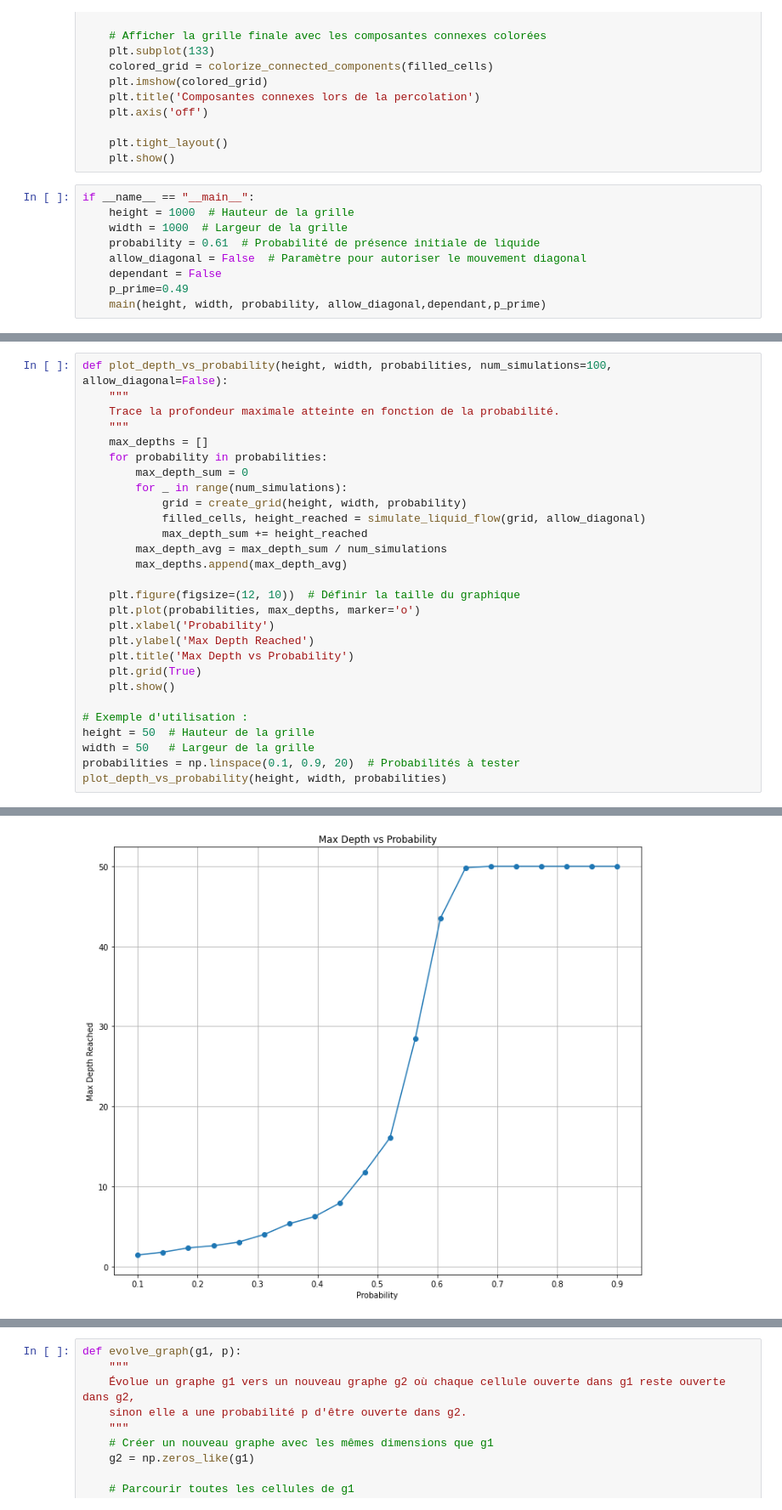
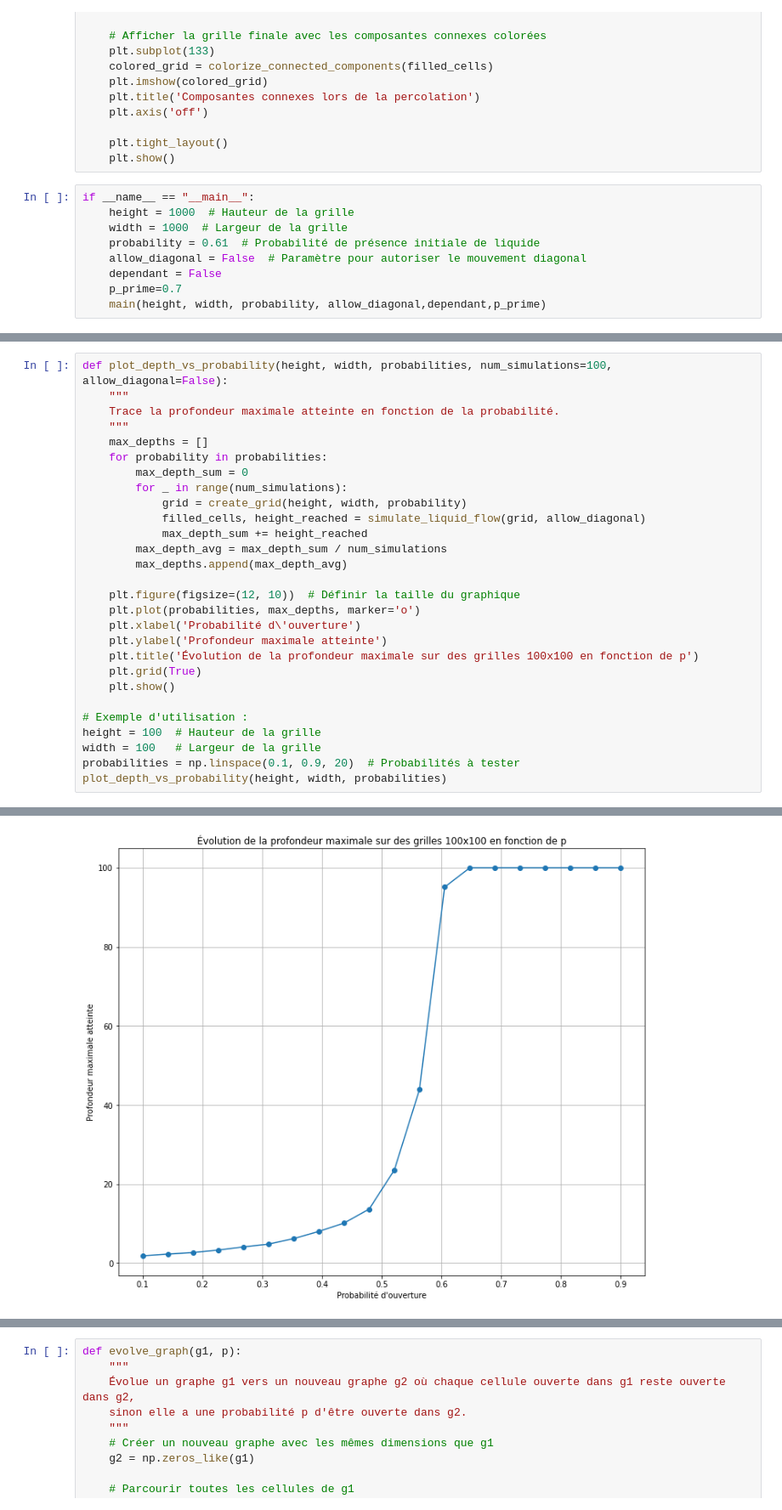
Before and after one commit to Hazdard/Percolation, a Jupyter notebook: percolation.ipynb, the cells around one changed output, grey strips where cells are left out. Shown at 85% size. Drawn from its saved outputs; the diff is of its cells as text.

```diff
--- a/percolation.ipynb
+++ b/percolation.ipynb
@@ -167,7 +167,7 @@ if __name__ == "__main__":
     probability = 0.61  # Probabilité de présence initiale de liquide
     allow_diagonal = False  # Paramètre pour autoriser le mouvement diagonal
     dependant = False
-    p_prime=0.49
+    p_prime=0.7
     main(height, width, probability, allow_diagonal,dependant,p_prime)
 # %% [output]
 Height Reached: 1000
@@ -234,15 +234,15 @@ def plot_depth_vs_probability(height, width, probabilities, num_simulations=100,
 
     plt.figure(figsize=(12, 10))  # Définir la taille du graphique
     plt.plot(probabilities, max_depths, marker='o')
-    plt.xlabel('Probability')
-    plt.ylabel('Max Depth Reached')
-    plt.title('Max Depth vs Probability')
+    plt.xlabel('Probabilité d\'ouverture')
+    plt.ylabel('Profondeur maximale atteinte')
+    plt.title('Évolution de la profondeur maximale sur des grilles 100x100 en fonction de p')
     plt.grid(True)
     plt.show()
 
 # Exemple d'utilisation :
-height = 50  # Hauteur de la grille
-width = 50   # Largeur de la grille
+height = 100  # Hauteur de la grille
+width = 100   # Largeur de la grille
 probabilities = np.linspace(0.1, 0.9, 20)  # Probabilités à tester
 plot_depth_vs_probability(height, width, probabilities)
 # %% [output]
@@ -249,4 +269,4 @@ plot_depth_vs_probability(height, width, probabilities)
-[figure, old version]
+[figure, new version]
 # %%
 def plot_component_sizes_vs_probability(height, width, probabilities, num_simulations=100, allow_diagonal=False):
     """
```
Also changed, not shown: parts of 4 cells of this notebook, 7 other files.
